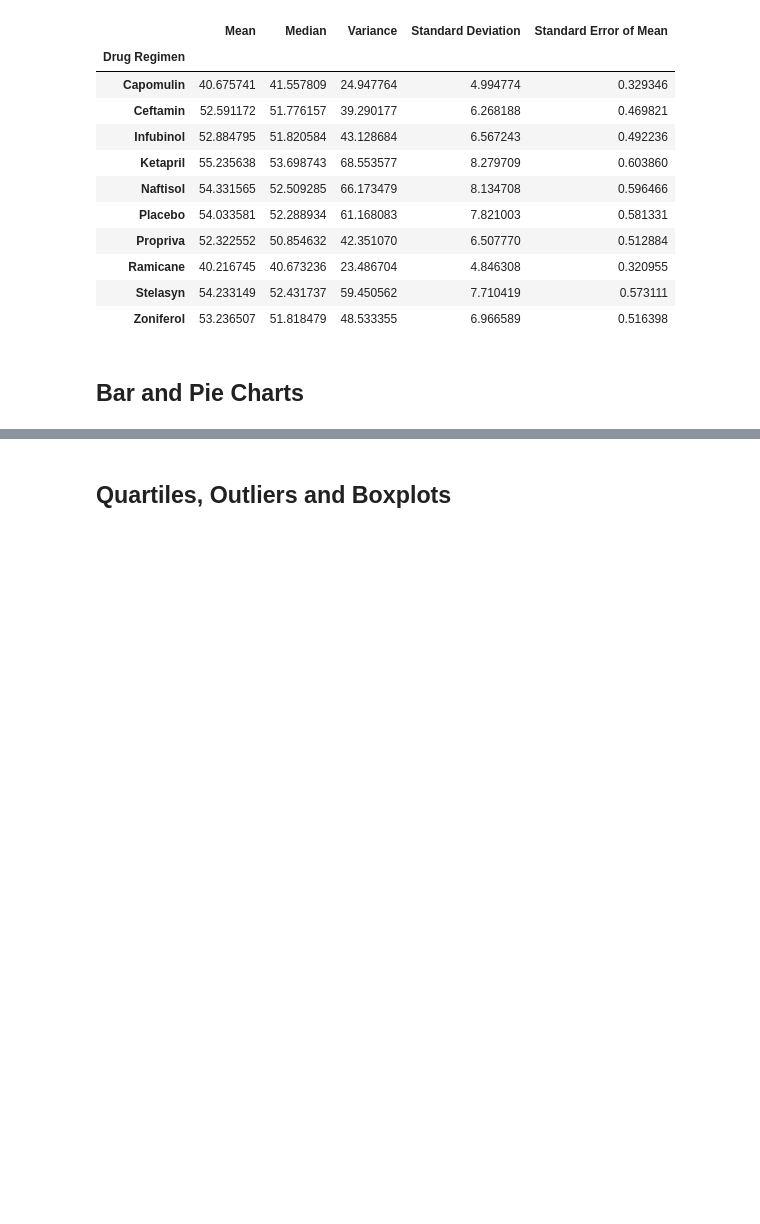
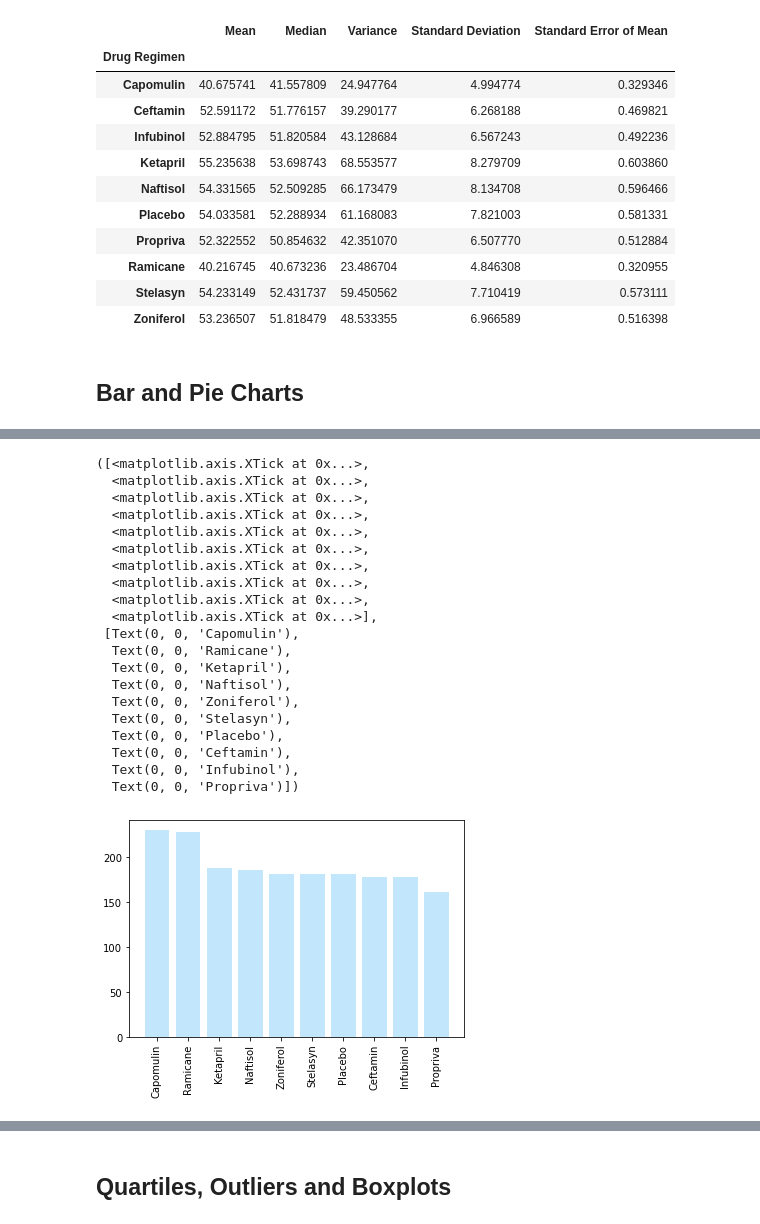
Before and after one commit to syd-cavs/matplotlib-challenge, a Jupyter notebook: Instructions/Pymaceuticals/pymaceuticals_starter.ipynb, the cells around one changed output, grey strips where cells are left out. Saved outputs shown, nothing was run; the diff lists cells and outputs as text; code cells hidden in the pictures; blank space fills up the shorter version.

```diff
--- a/Instructions/Pymaceuticals/pymaceuticals_starter.ipynb
+++ b/Instructions/Pymaceuticals/pymaceuticals_starter.ipynb
@@ -89,2 +97,31 @@ summary_stats_df
 # %%
 # Generate a bar plot showing the total number of measurements taken on each drug regimen using pyplot.
+drug_regimen = combined_research_data['Drug Regimen'].value_counts()
+x_axis = np.arange(len(drug_regimen))
+
+plt.bar(x_axis, drug_regimen, color='lightskyblue', alpha=0.5, align='center')
+
+tick_locations = [value for value in x_axis]
+plt.xticks(tick_locations, drug_regimen.index.values, rotation='vertical')
+# %% [output]
+([<matplotlib.axis.XTick at 0x...>,
+  <matplotlib.axis.XTick at 0x...>,
+  <matplotlib.axis.XTick at 0x...>,
+  <matplotlib.axis.XTick at 0x...>,
+  <matplotlib.axis.XTick at 0x...>,
+  <matplotlib.axis.XTick at 0x...>,
+  <matplotlib.axis.XTick at 0x...>,
+  <matplotlib.axis.XTick at 0x...>,
+  <matplotlib.axis.XTick at 0x...>,
+  <matplotlib.axis.XTick at 0x...>],
+ [Text(0, 0, 'Capomulin'),
+  Text(0, 0, 'Ramicane'),
+  Text(0, 0, 'Ketapril'),
+  Text(0, 0, 'Naftisol'),
+  Text(0, 0, 'Zoniferol'),
+  Text(0, 0, 'Stelasyn'),
+  Text(0, 0, 'Placebo'),
+  Text(0, 0, 'Ceftamin'),
+  Text(0, 0, 'Infubinol'),
+  Text(0, 0, 'Propriva')])
+[figure, added]
```
Also changed, not shown: parts of 4 cells of this notebook.
